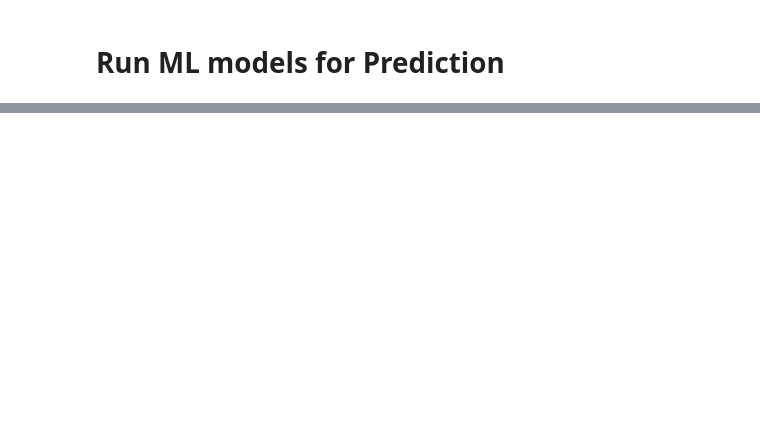
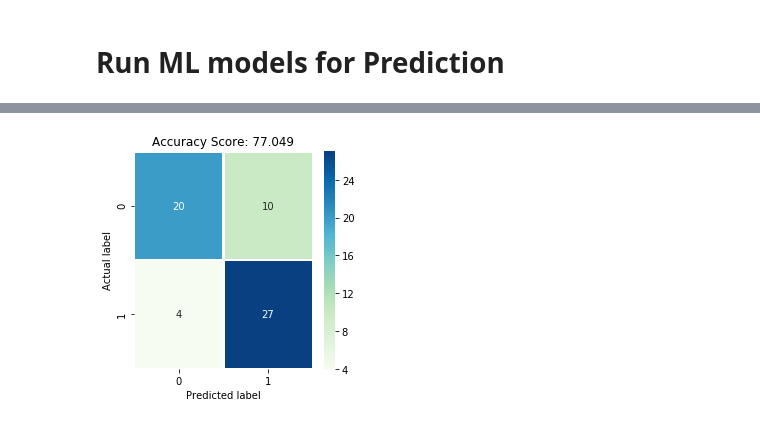
Before and after one commit to Tgordon523/HeartDisease-Analysis, a Jupyter notebook: TG_Health_Data_UCI.ipynb, the cells around one changed output, grey strips where cells are left out. Drawn from its saved outputs; the diff is of its cells as text; code cells hidden in the pictures; blank space fills up the shorter version.

Commit message:
Analysis with ML model

```diff
--- a/TG_Health_Data_UCI.ipynb
+++ b/TG_Health_Data_UCI.ipynb
@@ -336,0 +338,4 @@ Before entering this data into the model, it needs to be standardized so it will
+# %%
+from sklearn.linear_model import LogisticRegression
+logisticRegr = LogisticRegression(solver='lbfgs')
+logisticRegr.fit(x_train, y_train)
@@ -336,0 +347,4 @@ Before entering this data into the model, it needs to be standardized so it will
+# %%
+predictions = logisticRegr.predict(x_test)
+score = logisticRegr.score(x_test, y_test)
+print(score * 100)
@@ -336,0 +355,6 @@ Before entering this data into the model, it needs to be standardized so it will
+# %%
+from sklearn import metrics
+from sklearn.metrics import classification_report
+print(classification_report(y_test, predictions))
+cm = metrics.confusion_matrix(y_test, predictions)
+print(cm)
@@ -336,0 +375,10 @@ Before entering this data into the model, it needs to be standardized so it will
+# %%
+import seaborn as sns
+plt.figure(figsize = (4, 4))
+sns.heatmap(cm, linewidths = 1.5, cmap = "GnBu", annot = True);
+plt.ylabel('Actual label');
+plt.xlabel('Predicted label');
+all_sample_title = 'Accuracy Score: {0}'.format(round(score*100, 3))
+plt.title(all_sample_title, size = 12);
+# %% [output]
+[figure, added]
```
Also changed, not shown: parts of 11 cells of this notebook.
